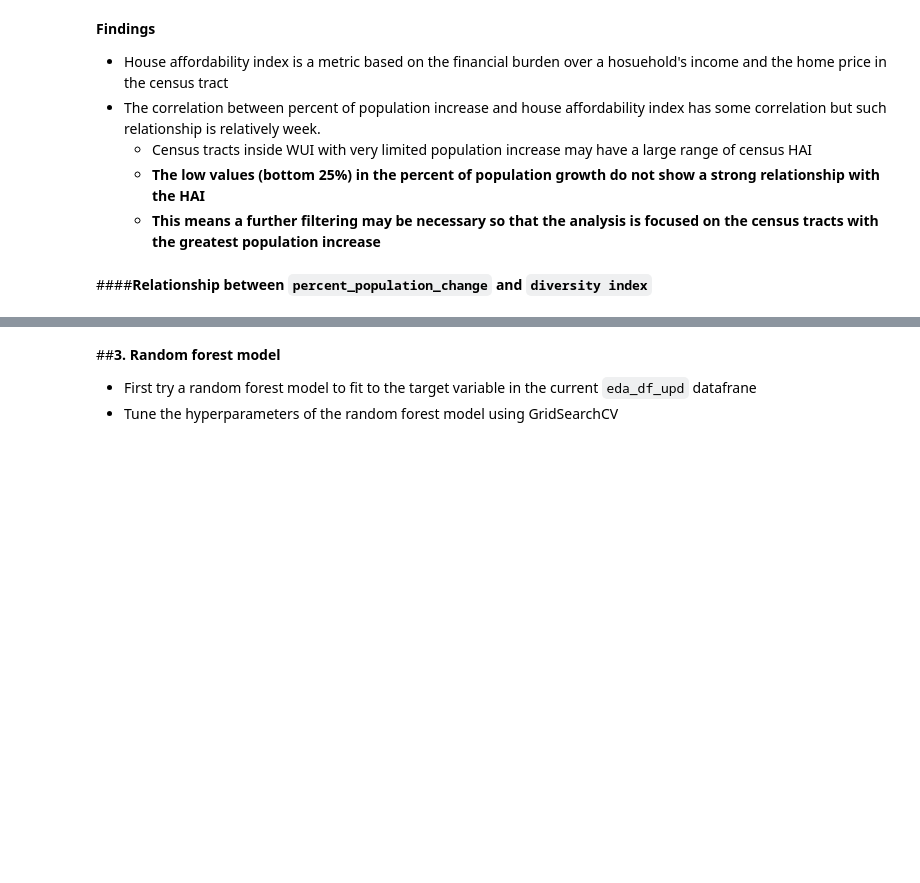
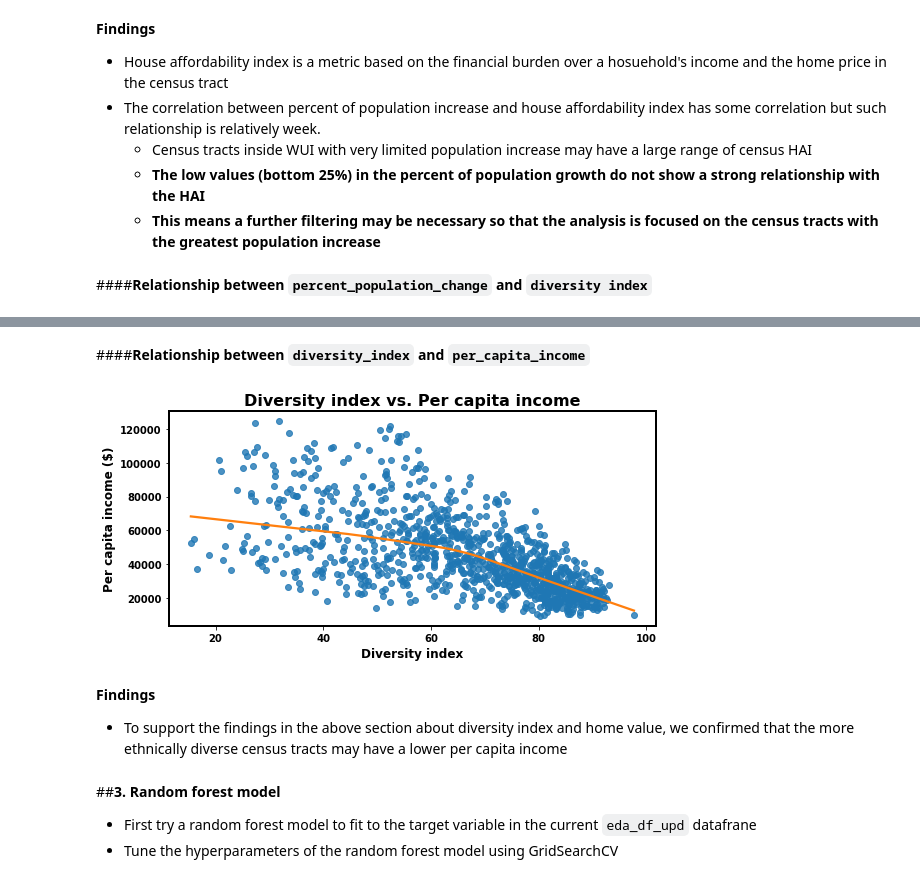
Before and after one commit to jiashenyue/ca-wui-pop-increase, a Jupyter notebook: analysis_notebook.ipynb, the cells around one changed output, grey strips where cells are left out. Saved outputs shown, nothing was run; the diff lists cells and outputs as text; code cells hidden in the pictures; blank space fills up the shorter version.

```diff
--- a/analysis_notebook.ipynb
+++ b/analysis_notebook.ipynb
@@ -826,3 +826,16 @@ scatter_plot(eda_df_upd, x='income_mortage_ratio',y='hai',
+# %% [markdown]
+####**Relationship between `diversity_index` and `per_capita_income`**
+# %%
+scatter_plot(eda_df_upd, x='diversity_index',y='per_capita_income',
+             tit_lab = 'Diversity index vs. Per capita income',
+             x_lab = 'Diversity index',
+             y_lab = 'Per capita income ($)')
+# %% [output]
+[figure, added]
+# %% [markdown]
+**Findings**
+
+- To support the findings in the above section about diversity index and home value, we confirmed that the more ethnically diverse census tracts may have a lower per capita income
 # %% [markdown]
 ##**3. Random forest model**
 
```
Also changed, not shown: parts of 23 cells of this notebook.
